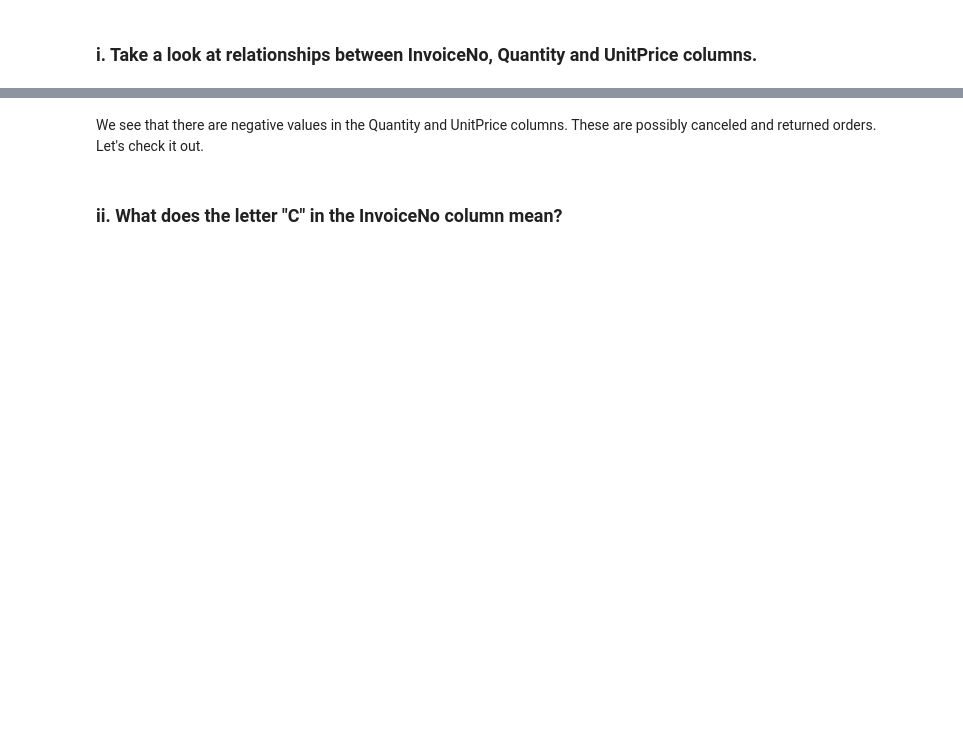
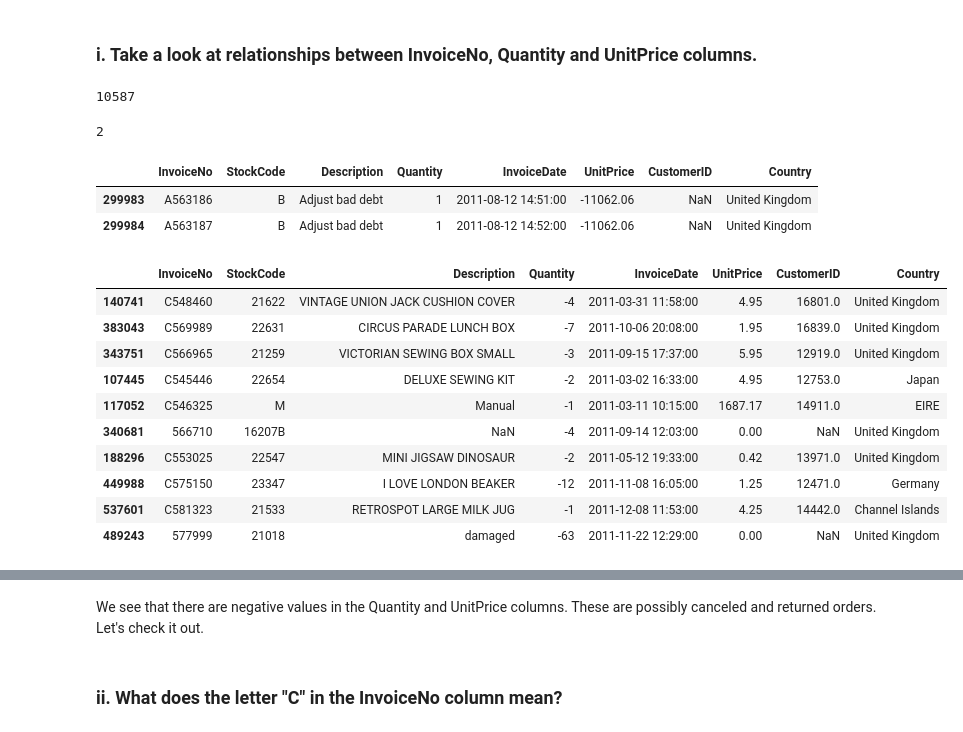
Before and after one commit to smeteo/Data_Science_and_Machine_Learning, a Jupyter notebook: 8. Capstone Projects/Project_1_Customer_Segmentation/Customer_Segmentation_Capstone_Project_1.ipynb, the cells around one changed output, grey strips where cells are left out. Saved outputs shown, nothing was run; the diff lists cells and outputs as text; code cells hidden in the pictures; blank space fills up the shorter version.

```diff
--- a/8. Capstone Projects/Project_1_Customer_Segmentation/Customer_Segmentation_Capstone_Project_1.ipynb
+++ b/8. Capstone Projects/Project_1_Customer_Segmentation/Customer_Segmentation_Capstone_Project_1.ipynb
@@ -176,2 +313,32 @@ import numpy as np
 # %% [markdown]
 ### i. Take a look at relationships between InvoiceNo, Quantity and UnitPrice columns.
+# %%
+# counts of the negative values in the Quantity
+df[df['Quantity'] <0].shape[0]
+# %% [output]
+10587
+# %%
+# counts of the negative values in the UnitPrice
+df[df['UnitPrice'] < 0].shape[0]
+# %% [output]
+2
+# %%
+df[df['UnitPrice'] < 0]
+# %% [output]
+|  | InvoiceNo | StockCode | Description | Quantity | InvoiceDate | UnitPrice | CustomerID | Country |
+| 299983 | A563186 | B | Adjust bad debt | 1 | 2011-08-12 14:51:00 | -11062.06 | NaN | United Kingdom |
+| 299984 | A563187 | B | Adjust bad debt | 1 | 2011-08-12 14:52:00 | -11062.06 | NaN | United Kingdom |
+# %%
+df[df['Quantity'] <0].sample(10)
+# %% [output]
+|  | InvoiceNo | StockCode | Description | Quantity | InvoiceDate | UnitPrice | CustomerID | Country |
+| 140741 | C548460 | 21622 | VINTAGE UNION JACK CUSHION COVER | -4 | 2011-03-31 11:58:00 | 4.95 | 16801.0 | United Kingdom |
+| 383043 | C569989 | 22631 | CIRCUS PARADE LUNCH BOX | -7 | 2011-10-06 20:08:00 | 1.95 | 16839.0 | United Kingdom |
+| 343751 | C566965 | 21259 | VICTORIAN SEWING BOX SMALL | -3 | 2011-09-15 17:37:00 | 5.95 | 12919.0 | United Kingdom |
+| 107445 | C545446 | 22654 | DELUXE SEWING KIT | -2 | 2011-03-02 16:33:00 | 4.95 | 12753.0 | Japan |
+| 117052 | C546325 | M | Manual | -1 | 2011-03-11 10:15:00 | 1687.17 | 14911.0 | EIRE |
+| 340681 | 566710 | 16207B | NaN | -4 | 2011-09-14 12:03:00 | 0.00 | NaN | United Kingdom |
+| 188296 | C553025 | 22547 | MINI JIGSAW DINOSAUR | -2 | 2011-05-12 19:33:00 | 0.42 | 13971.0 | United Kingdom |
+| 449988 | C575150 | 23347 | I LOVE LONDON BEAKER | -12 | 2011-11-08 16:05:00 | 1.25 | 12471.0 | Germany |
+| 537601 | C581323 | 21533 | RETROSPOT LARGE MILK JUG | -1 | 2011-12-08 11:53:00 | 4.25 | 14442.0 | Channel Islands |
+| 489243 | 577999 | 21018 | damaged | -63 | 2011-11-22 12:29:00 | 0.00 | NaN | United Kingdom |
```
Also changed, not shown: parts of 34 cells of this notebook, 1 other file.
